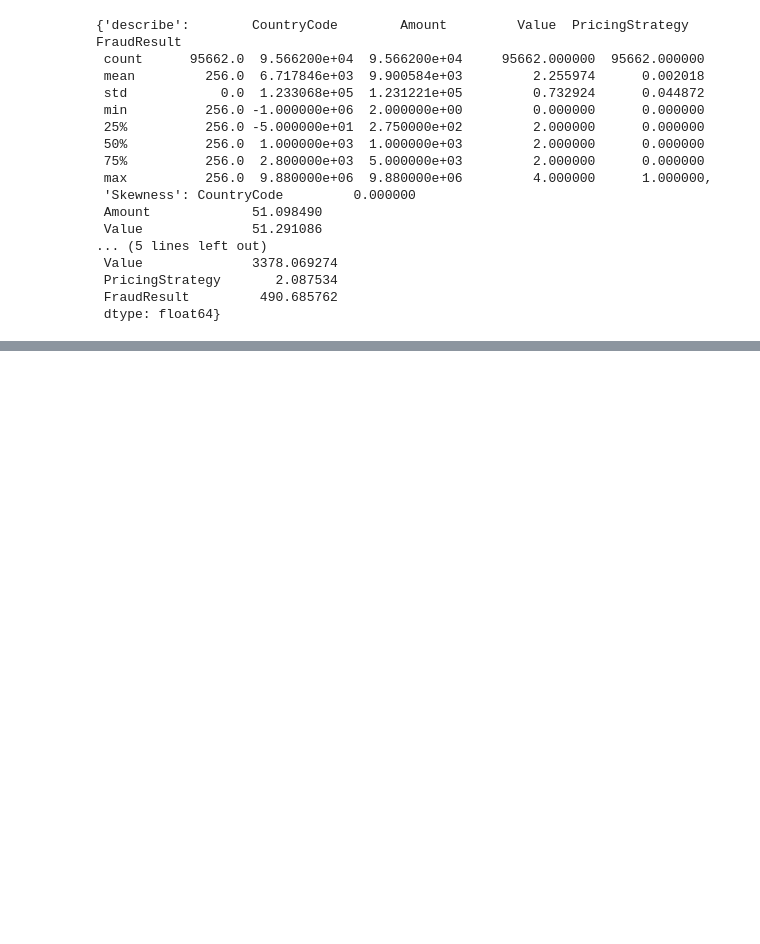
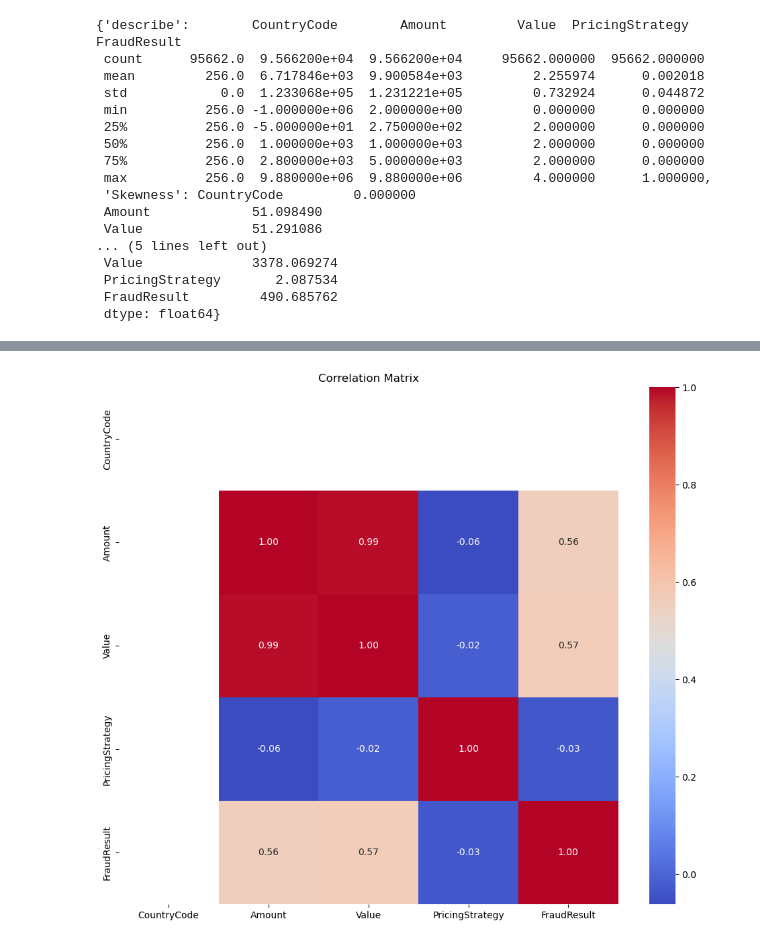
Before and after one commit to HabibiGirum/Bati-Bank-Credit-Scoring-Model, a Jupyter notebook: notebooks/analysis.ipynb, the cells around one changed output, grey strips where cells are left out. Drawn from its saved outputs; the diff is of its cells as text; code cells hidden in the pictures; blank space fills up the shorter version.

Commit message:
task2: calculate missing values and correlations of the dataset and catagorical features

```diff
--- a/notebooks/analysis.ipynb
+++ b/notebooks/analysis.ipynb
@@ -63,0 +86,4 @@ eda.plot_distribution_of_each_column()
+# %%
+eda.correlation_analysis()
+# %% [output]
+[figure, added]
```
Also changed, not shown: parts of 4 cells of this notebook, 4 other files.
